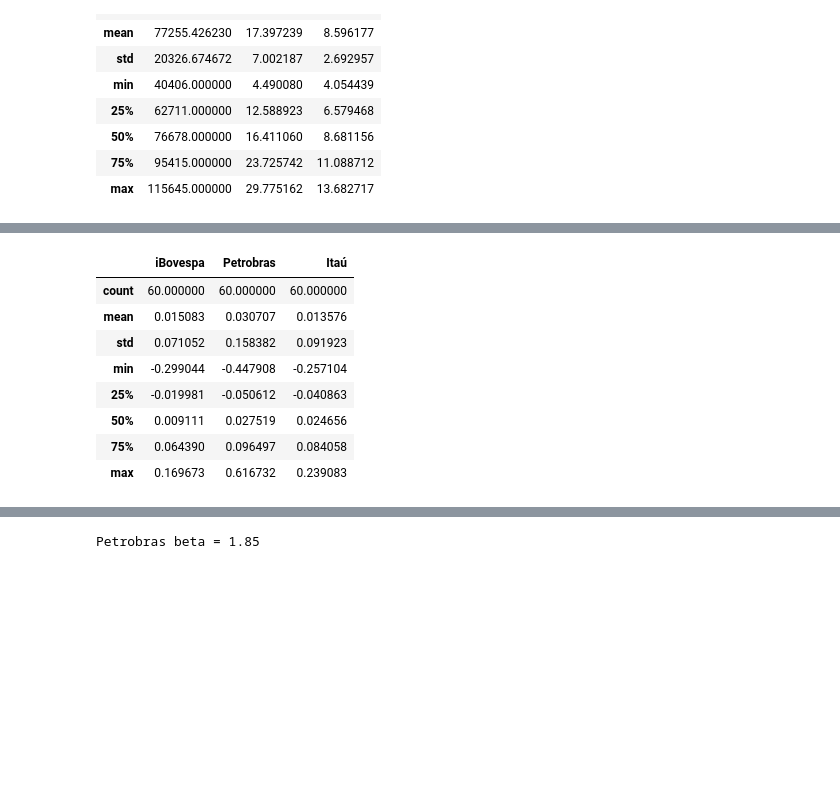
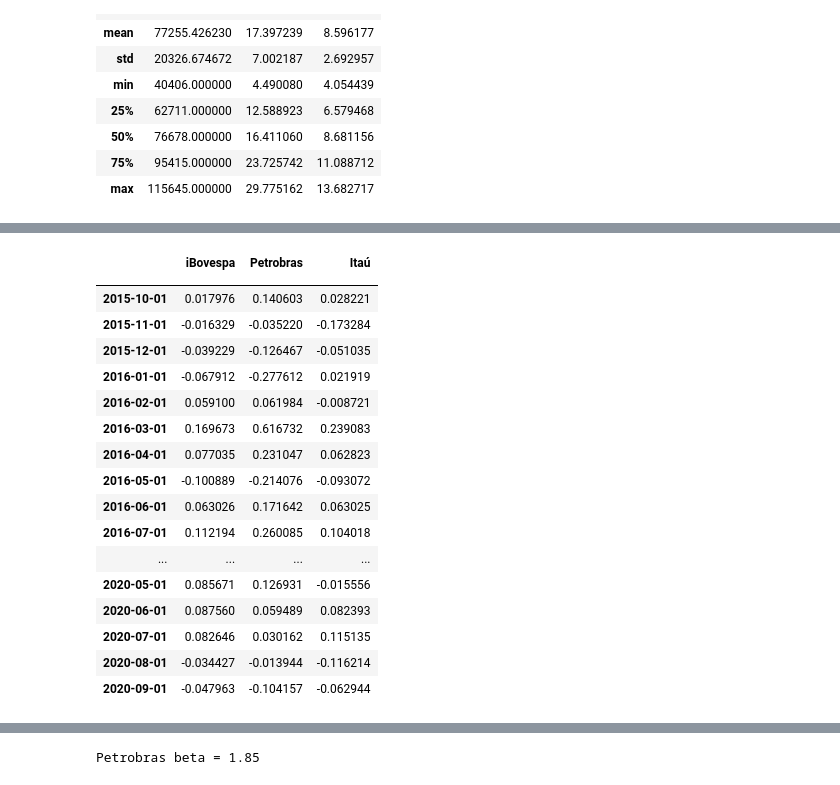
Before and after one commit to BretasArthur/CAPyM, a Jupyter notebook: 1. Calculating the Beta - Petrobras & Itaú.ipynb, the cells around one changed output, grey strips where cells are left out. Cells and saved outputs as stored; diff of their text form; code cells hidden in the pictures; blank space fills up the shorter version.

```diff
--- a/1. Calculating the Beta - Petrobras & Itaú.ipynb
+++ b/1. Calculating the Beta - Petrobras & Itaú.ipynb
@@ -102,19 +102,28 @@ array([<matplotlib.axes._subplots.AxesSubplot object at 0x...>,
 # %%
 #monthly returns
 mon_returns = prices.pct_change()
 mon_returns.dropna(axis=0, inplace= True)
 mon_returns.index.name = ""
-mon_returns.describe()
+mon_returns
 # %% [output]
 |  | iBovespa | Petrobras | Itaú |
-| count | 60.000000 | 60.000000 | 60.000000 |
-| mean | 0.015083 | 0.030707 | 0.013576 |
-| std | 0.071052 | 0.158382 | 0.091923 |
-| min | -0.299044 | -0.447908 | -0.257104 |
-| 25% | -0.019981 | -0.050612 | -0.040863 |
-| 50% | 0.009111 | 0.027519 | 0.024656 |
-| 75% | 0.064390 | 0.096497 | 0.084058 |
-| max | 0.169673 | 0.616732 | 0.239083 |
+|  |  |  |  |
+| 2015-10-01 | 0.017976 | 0.140603 | 0.028221 |
+| 2015-11-01 | -0.016329 | -0.035220 | -0.173284 |
+| 2015-12-01 | -0.039229 | -0.126467 | -0.051035 |
+| 2016-01-01 | -0.067912 | -0.277612 | 0.021919 |
+| 2016-02-01 | 0.059100 | 0.061984 | -0.008721 |
+| 2016-03-01 | 0.169673 | 0.616732 | 0.239083 |
+| 2016-04-01 | 0.077035 | 0.231047 | 0.062823 |
+| 2016-05-01 | -0.100889 | -0.214076 | -0.093072 |
+| 2016-06-01 | 0.063026 | 0.171642 | 0.063025 |
+| 2016-07-01 | 0.112194 | 0.260085 | 0.104018 |
+| ... | ... | ... | ... |
+| 2020-05-01 | 0.085671 | 0.126931 | -0.015556 |
+| 2020-06-01 | 0.087560 | 0.059489 | 0.082393 |
+| 2020-07-01 | 0.082646 | 0.030162 | 0.115135 |
+| 2020-08-01 | -0.034427 | -0.013944 | -0.116214 |
+| 2020-09-01 | -0.047963 | -0.104157 | -0.062944 |
 # %%
 #building some graphics to better understand the data
 mon_returns.plot(
```
Also changed, not shown: parts of 5 cells of this notebook.
